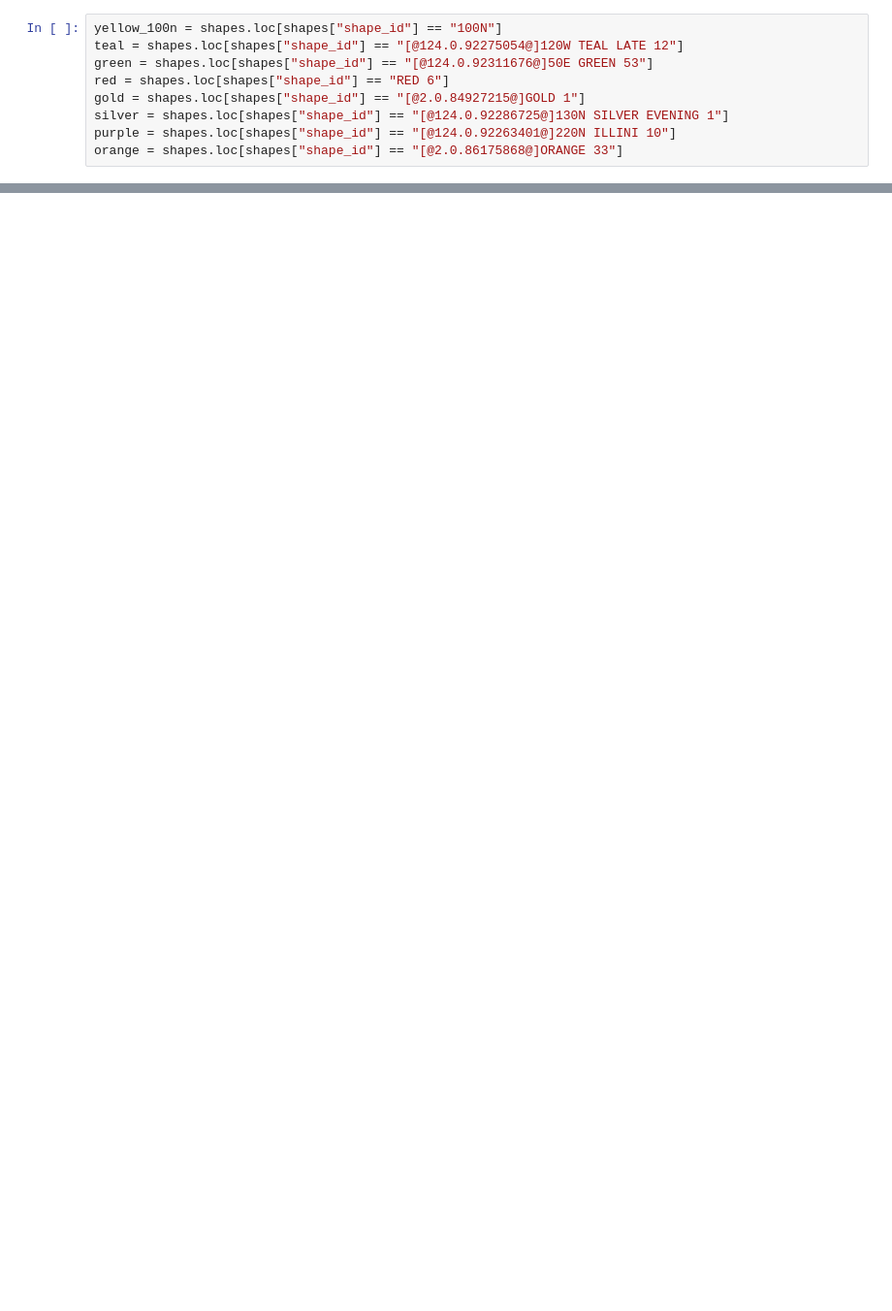
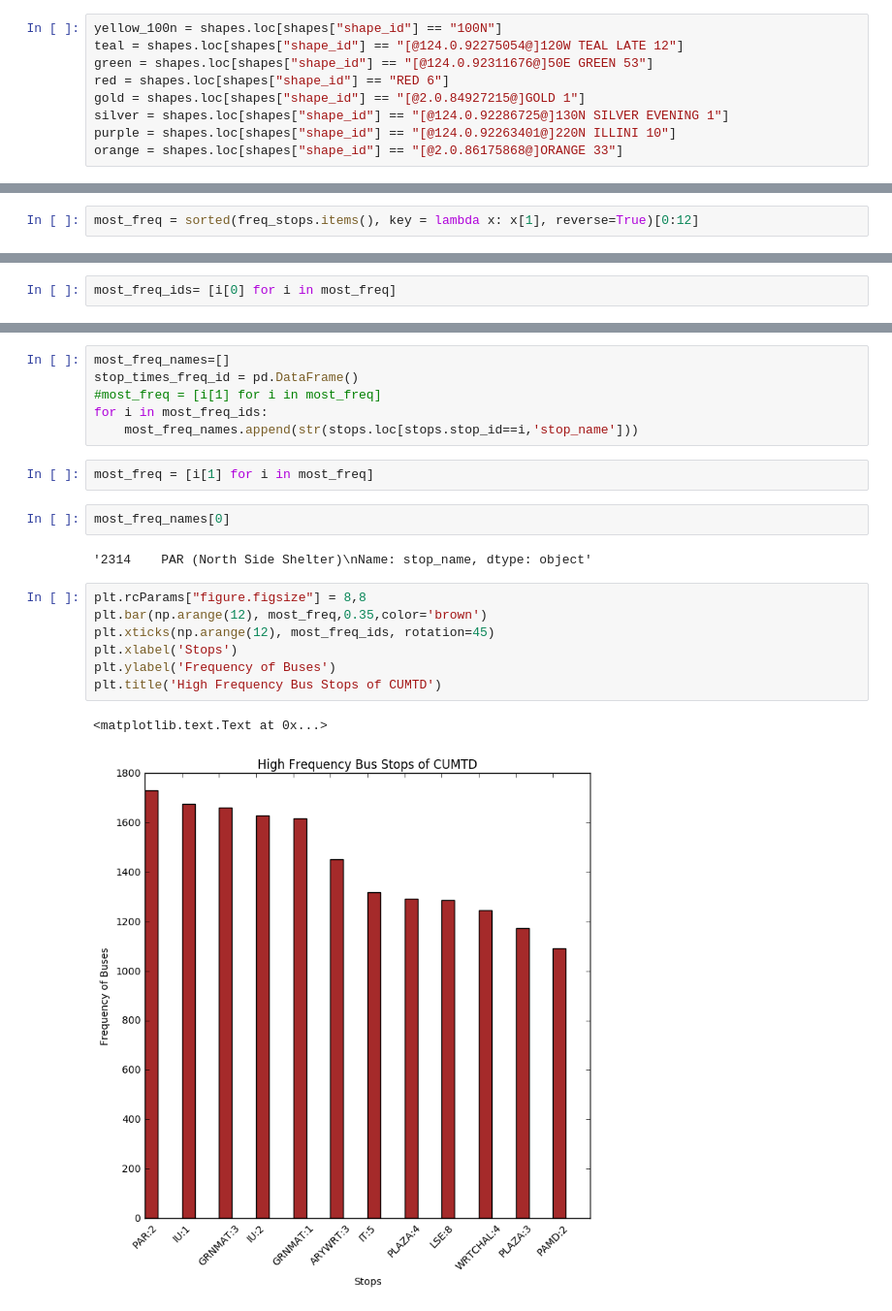
Before and after one commit to UIUC-iSchool-DataViz/project-spring2017, a Jupyter notebook: part1/part1.ipynb, the cells around one changed output, grey strips where cells are left out. Shown: that part at 97% size. Saved outputs shown, nothing was run; the diff lists cells and outputs as text; blank space fills up the shorter version.

```diff
--- a/part1/part1.ipynb
+++ b/part1/part1.ipynb
@@ -346,0 +438,2 @@ plt.ylabel("Latitude")
+# %%
+most_freq = sorted(freq_stops.items(), key = lambda x: x[1], reverse=True)[0:12]
@@ -346,0 +465,2 @@ plt.ylabel("Latitude")
+# %%
+most_freq_ids= [i[0] for i in most_freq]
@@ -346,0 +474,22 @@ plt.ylabel("Latitude")
+# %%
+most_freq_names=[]
+stop_times_freq_id = pd.DataFrame()
+#most_freq = [i[1] for i in most_freq]
+for i in most_freq_ids:
+    most_freq_names.append(str(stops.loc[stops.stop_id==i,'stop_name']))
+# %%
+most_freq = [i[1] for i in most_freq]
+# %%
+most_freq_names[0]
+# %% [output]
+'2314    PAR (North Side Shelter)\nName: stop_name, dtype: object'
+# %%
+plt.rcParams["figure.figsize"] = 8,8
+plt.bar(np.arange(12), most_freq,0.35,color='brown')
+plt.xticks(np.arange(12), most_freq_ids, rotation=45)
+plt.xlabel('Stops')
+plt.ylabel('Frequency of Buses')
+plt.title('High Frequency Bus Stops of CUMTD')
+# %% [output]
+<matplotlib.text.Text at 0x...>
+[figure, added]
```
Also changed, not shown: parts of 39 cells of this notebook, 3 other files.
